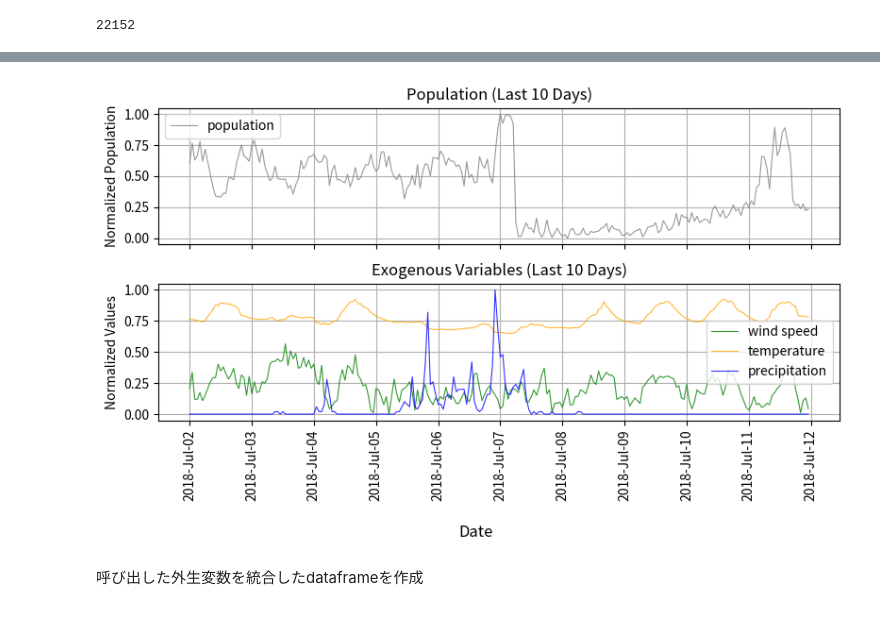
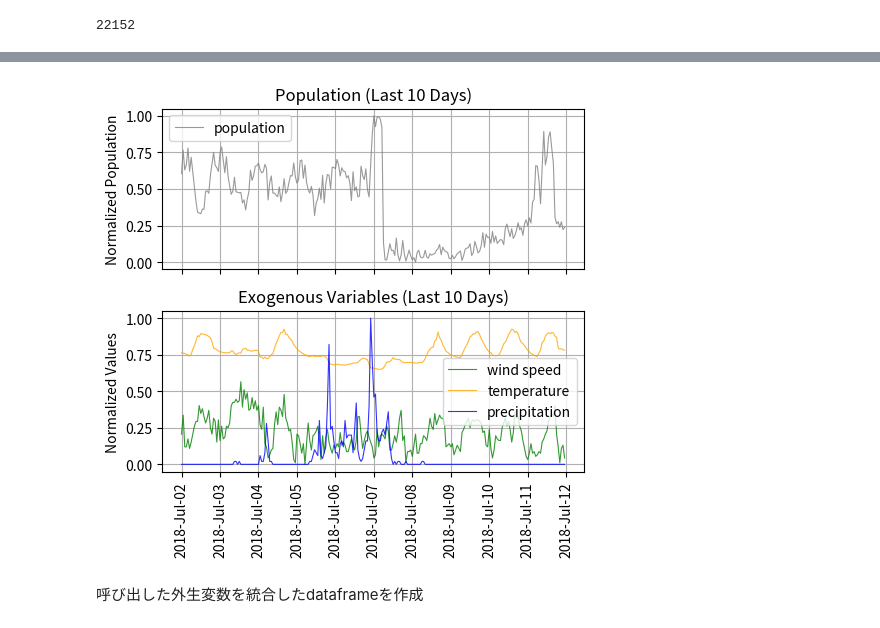
Before and after one commit to ShinISHII/Forecasting_population, a Jupyter notebook: LSTM/lstm_aggregate.ipynb, the cells around one changed output, grey strips where cells are left out. Saved outputs shown, nothing was run; the diff lists cells and outputs as text; code cells hidden in the pictures.

```diff
--- a/LSTM/lstm_aggregate.ipynb
+++ b/LSTM/lstm_aggregate.ipynb
@@ -5,7 +5,7 @@
 
 https://disassemble-channel.com/lstm-multivariate-time-series/
 # %%
-template1=(8, 5) # figサイズのテンプレート
+template1=(5, 5) # figサイズのテンプレート
 
 # exDataIsAll=True
 exDataIsAll=False
@@ -362,36 +368,34 @@ ax1.plot_date(timeLine[subset_start:], y_population_normalize[subset_start:], '-
 ax1.legend()
 ax1.grid()
 ax1.set_title(f'Population (Last {xx} Days)')
 ax1.set_ylabel('Normalized Population')  # y軸のラベル
 
 ### 下段：任意の期間（最後のxx日間）の気象データ（風速、気温、降水量）
 ax2.plot_date(timeLine[subset_start:], y_windspeed_normalize[subset_start:], '-', label='wind speed', color='green', linewidth=0.8, alpha=alpha)
 ax2.plot_date(timeLine[subset_start:], y_temperature_normalize[subset_start:], '-', label='temperature', color='orange', linewidth=0.8, alpha=alpha)
 ax2.plot_date(timeLine[subset_start:], y_precipitation_normalize[subset_start:], '-', label='precipitation', color='blue', linewidth=0.8, alpha=alpha)
 ax2.legend()
 ax2.grid()
 ax2.set_title(f'Exogenous Variables (Last {xx} Days)')
 ax2.set_ylabel('Normalized Values')
 
 # 横軸の設定（期間のフォーマット）
 locator = mdates.DayLocator(interval=1)  # 1日単位で表示
 formatter = mdates.DateFormatter('%Y-%b-%d')  # 年-月-日形式で表示
 
 # 日付のフォーマットを設定
 ax2.xaxis.set_major_locator(locator)
 ax2.xaxis.set_major_formatter(formatter)
 
 # x軸のラベルを縦向きに回転
 ax2.tick_params(axis='x', rotation=90)
 
-# x軸のラベルを表示
-fig.supxlabel('Date')
 
 # レイアウトの調整
 plt.tight_layout()
 plt.show()
 # %% [output]
-[figure, old version]
+[figure, new version]
 # %% [markdown]
 呼び出した外生変数を統合したdataframeを作成
 # %%
```
Also changed, not shown: parts of 3 cells of this notebook, 2 other files.
